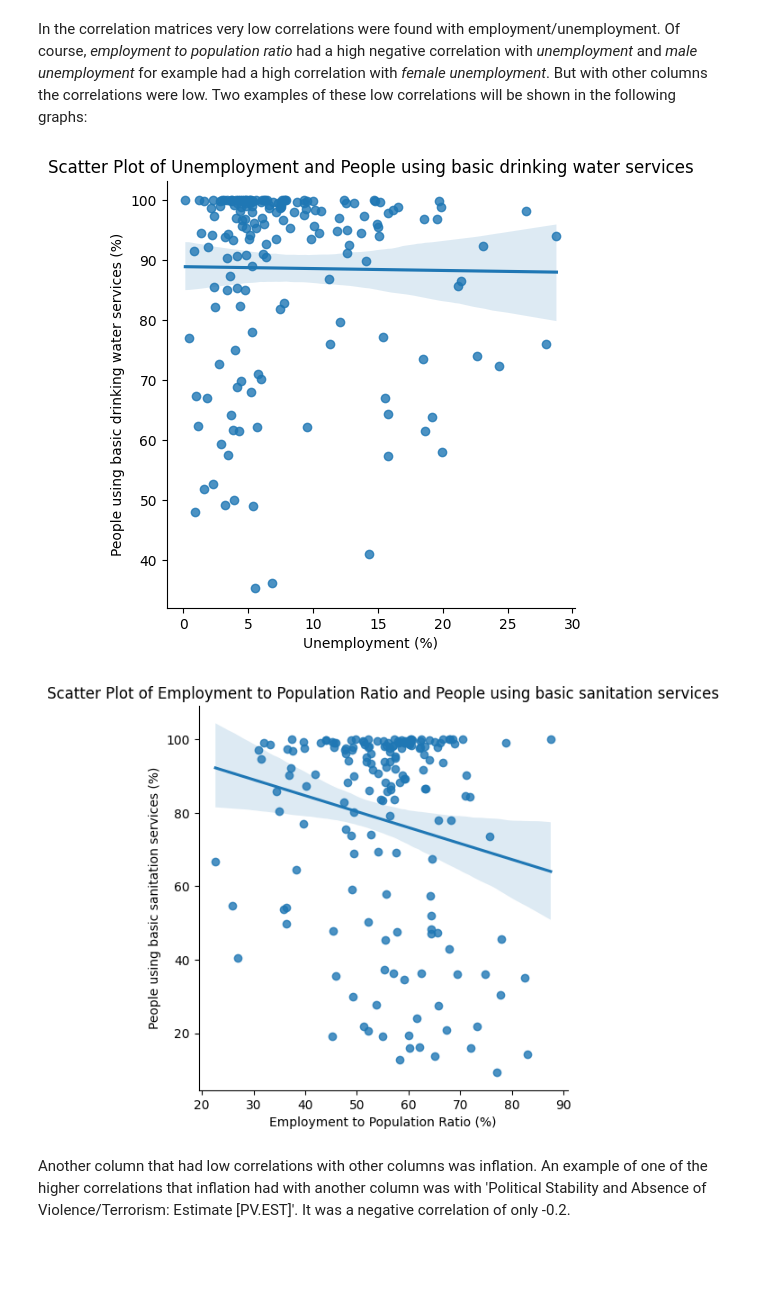
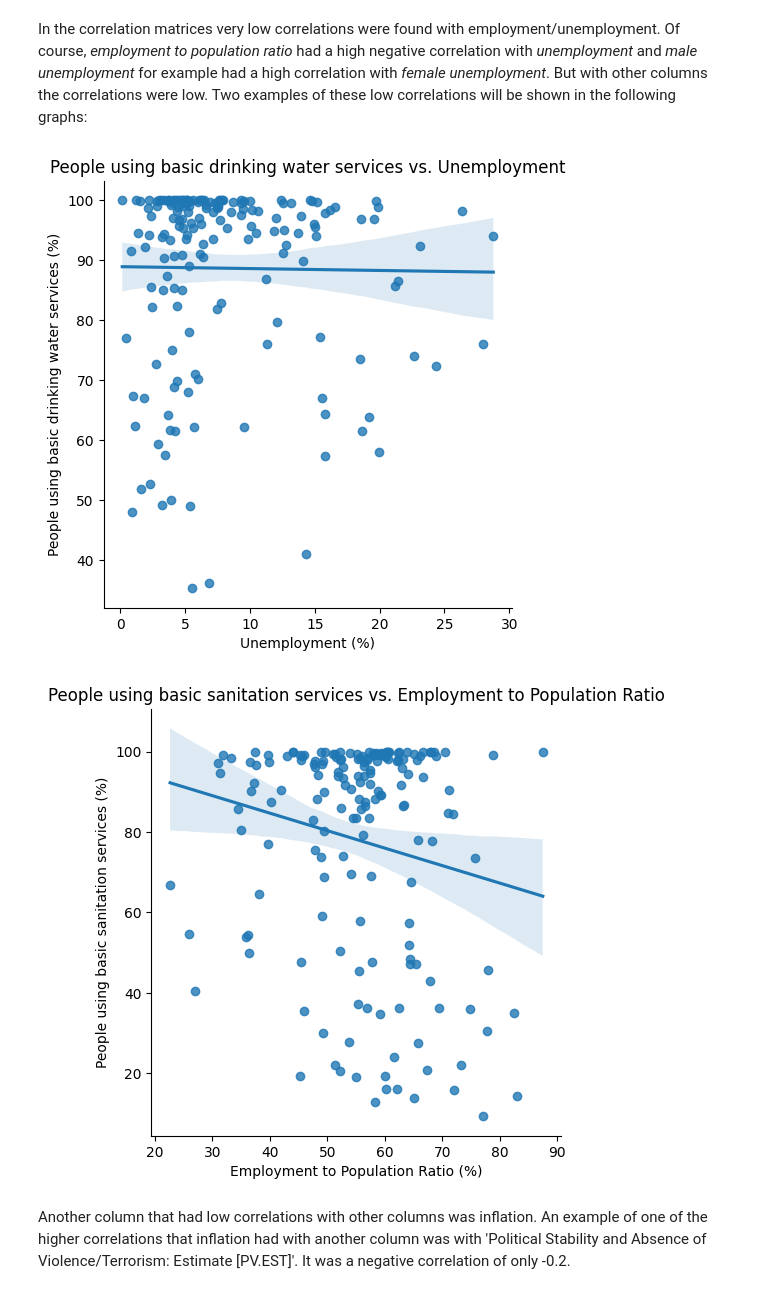
Before and after one commit to David-7805/Global-Development-Trends-Analyzing-World-Data, a Jupyter notebook: FinalProject_WorldDevelopmentData_lite.ipynb, the cells around one changed output. Drawn from its saved outputs; the diff is of its cells as text; code cells hidden in the pictures; blank space fills up the shorter version.

```diff
--- a/FinalProject_WorldDevelopmentData_lite.ipynb
+++ b/FinalProject_WorldDevelopmentData_lite.ipynb
@@ -1451,20 +1712,20 @@ plt.show()
 In the correlation matrices very low correlations were found with employment/unemployment. Of course, *employment to population ratio* had a high negative correlation with *unemployment* and *male unemployment* for example had a high correlation with *female unemployment*. But with other columns the correlations were low. Two examples of these low correlations will be shown in the following graphs:
 # %%
 sns.lmplot(x='Unemployment, total (% of total labor force) (modeled ILO estimate) [SL.UEM.TOTL.ZS]', y='People using at least basic drinking water services (% of population) [SH.H2O.BASW.ZS]', data=countries_development_2021_df)
-plt.title('Scatter Plot of Unemployment and People using basic drinking water services')
+plt.title('People using basic drinking water services vs. Unemployment')
 plt.xlabel('Unemployment (%)')
 plt.ylabel('People using basic drinking water services (%)')
 plt.show()
 # %% [output]
-[figure, old version]
+[figure, new version]
 # %%
 sns.lmplot(x='Employment to population ratio, 15+, total (%) (modeled ILO estimate) [SL.EMP.TOTL.SP.ZS]', y='People using at least basic sanitation services (% of population) [SH.STA.BASS.ZS]', data=countries_development_2021_df)
-plt.title('Scatter Plot of Employment to Population Ratio and People using basic sanitation services')
+plt.title('People using basic sanitation services vs. Employment to Population Ratio')
 plt.xlabel('Employment to Population Ratio (%)')
 plt.ylabel('People using basic sanitation services (%)')
 plt.show()
 # %% [output]
-[figure, old version]
+[figure, new version]
 # %% [markdown]
 Another column that had low correlations with other columns was inflation. An example of one of the higher correlations that inflation had with another column was with 'Political Stability and Absence of Violence/Terrorism: Estimate [PV.EST]'. It was a negative correlation of only -0.2.
 # %%
```
Also changed, not shown: parts of 17 cells of this notebook.
